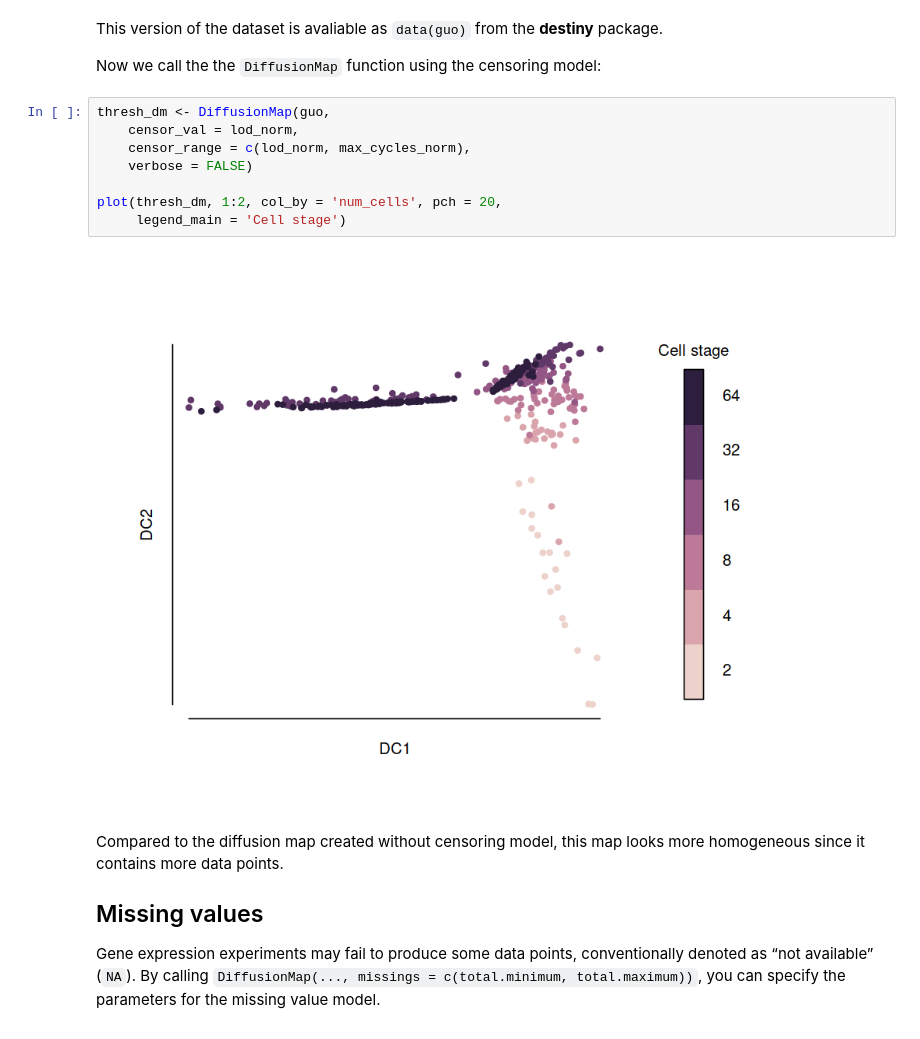
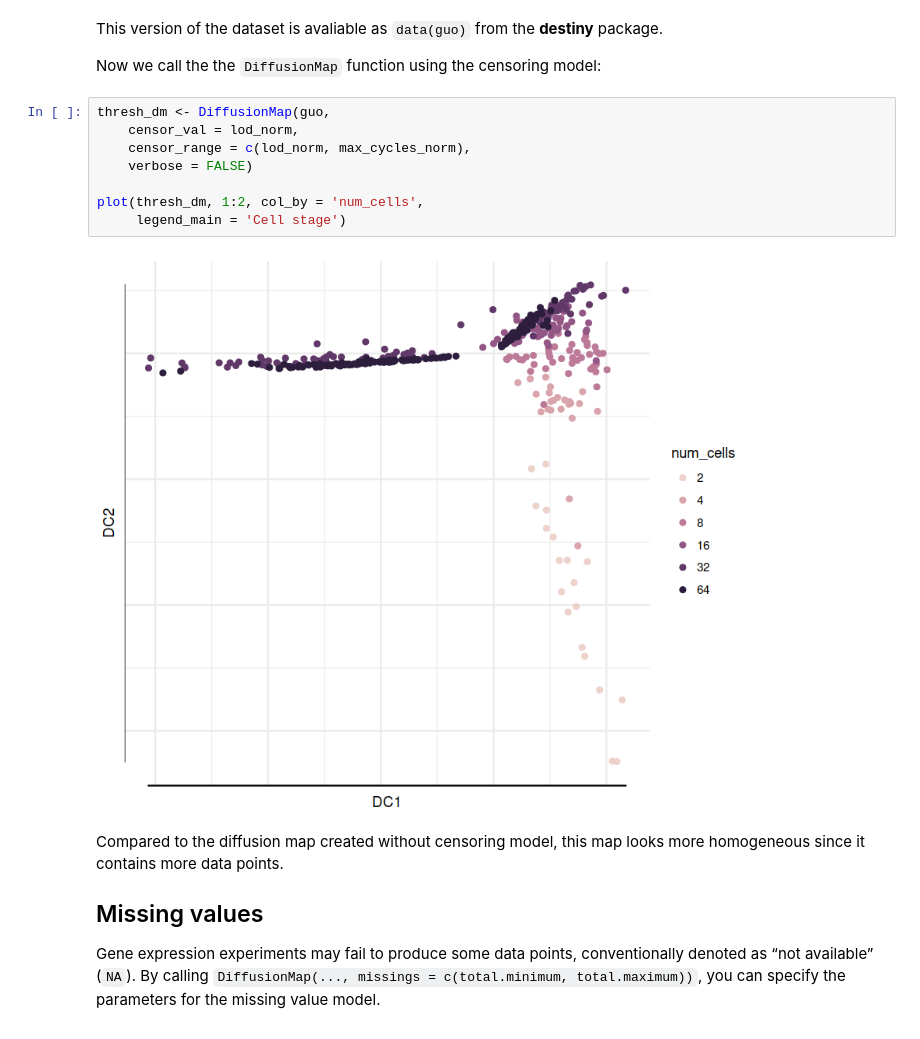
Before and after one commit to theislab/destiny, a Jupyter notebook: vignettes/Diffusion-Maps.ipynb, the cells around one changed output. Drawn from its saved outputs; the diff is of its cells as text.

```diff
--- a/vignettes/Diffusion-Maps.ipynb
+++ b/vignettes/Diffusion-Maps.ipynb
@@ -297,13 +296,13 @@ Now we call the the `DiffusionMap` function using the censoring model:
 # %%
 thresh_dm <- DiffusionMap(guo,
     censor_val = lod_norm,
     censor_range = c(lod_norm, max_cycles_norm),
     verbose = FALSE)
 
-plot(thresh_dm, 1:2, col_by = 'num_cells', pch = 20,
+plot(thresh_dm, 1:2, col_by = 'num_cells',
      legend_main = 'Cell stage')
 # %% [output]
-[figure, old version]
+[figure, new version]
 # %% [markdown]
 Compared to the diffusion map created without censoring model, this map looks more homogeneous since it contains more data points.
 
```
Also changed, not shown: parts of 9 cells of this notebook, 5 other files.
